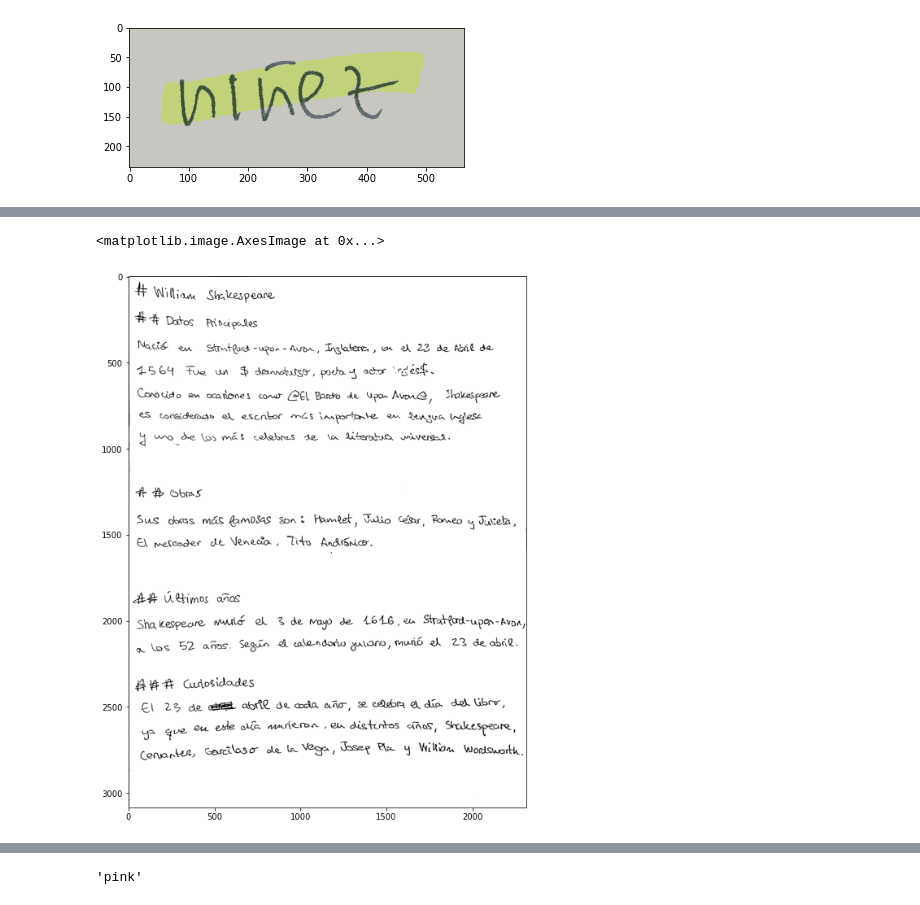
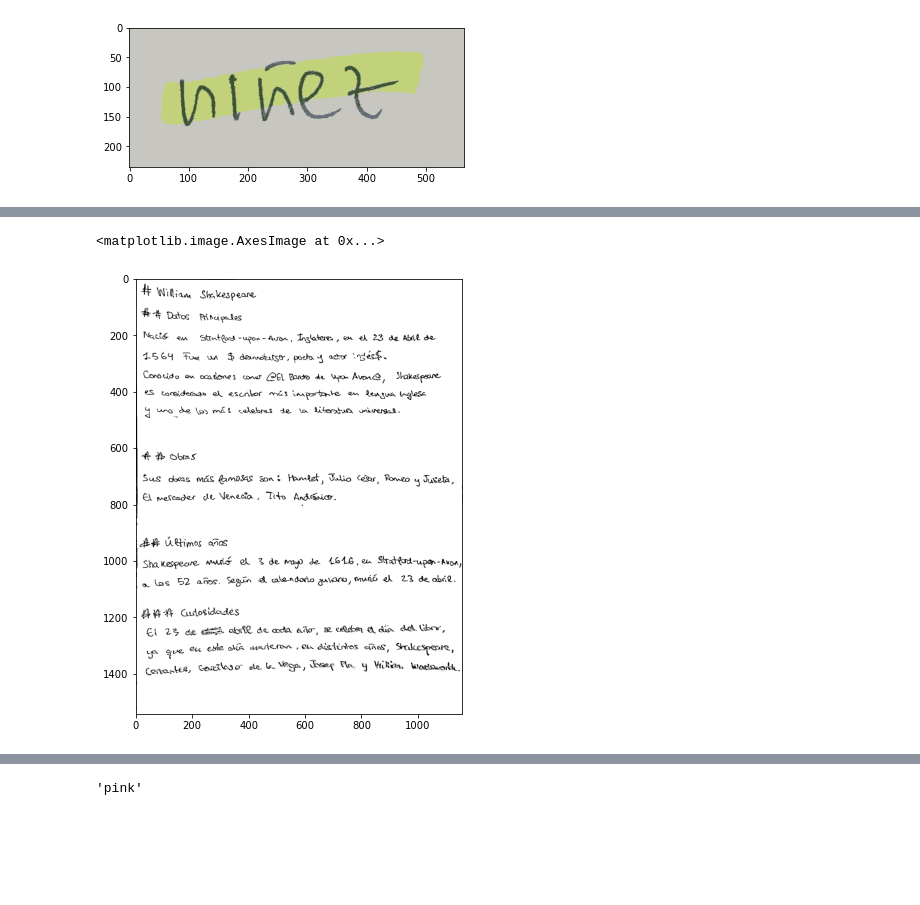
Before and after one commit to espetro/text-processing-old, a Jupyter notebook: testing.ipynb, the cells around one changed output, grey strips where cells are left out. Saved outputs shown, nothing was run; the diff lists cells and outputs as text; code cells hidden in the pictures; blank space fills up the shorter version.

```diff
--- a/testing.ipynb
+++ b/testing.ipynb
@@ -48,14 +84,11 @@ Wall time: 35.9 ms
 # %%
 %%time
-from preproc import Binarize
+from preproc import FastBinarize
 
-test = "../data-sources/spanish-words-originals/test3.jpg"
+test = "../data-sources/spanish-words-originals/test3_mini_lowq.jpg"
 image = imload(test)
 
-output_test = f"{test[:-4]}_bin.jpg"
-bin_image = Binarize.threshold_sauvola(image, window_sz=23)
-cv2.imwrite(output_test, bin_image)
-
-plt.figure(figsize=(12,12))
+bin_image = FastBinarize.threshold_sauvola(image, window_sz=23)  # window size is quite uncertain
+plt.figure(figsize=(8,8))
 plt.imshow(bin_image, cmap="gray")
 # %% [output]
@@ -63,2 +96,2 @@ Wall time: 1.21 s
 <matplotlib.image.AxesImage at 0x...>
-[figure, old version]
+[figure, new version]
```
Also changed, not shown: parts of 15 cells of this notebook, 9 other files.
